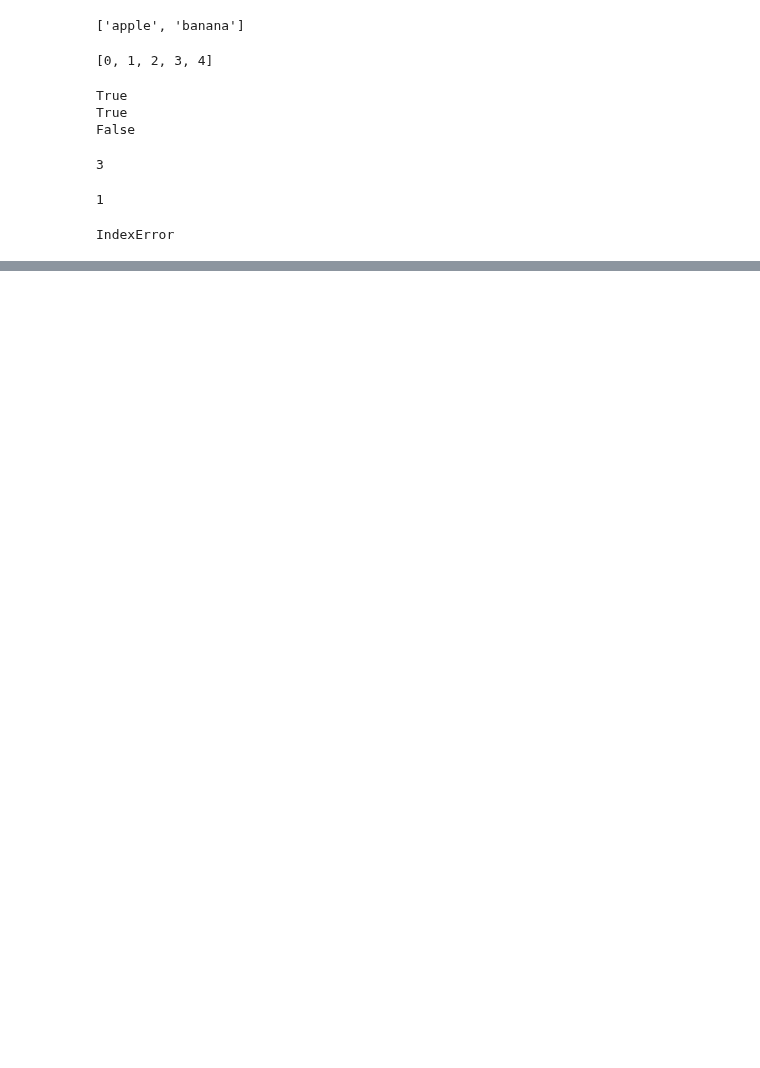
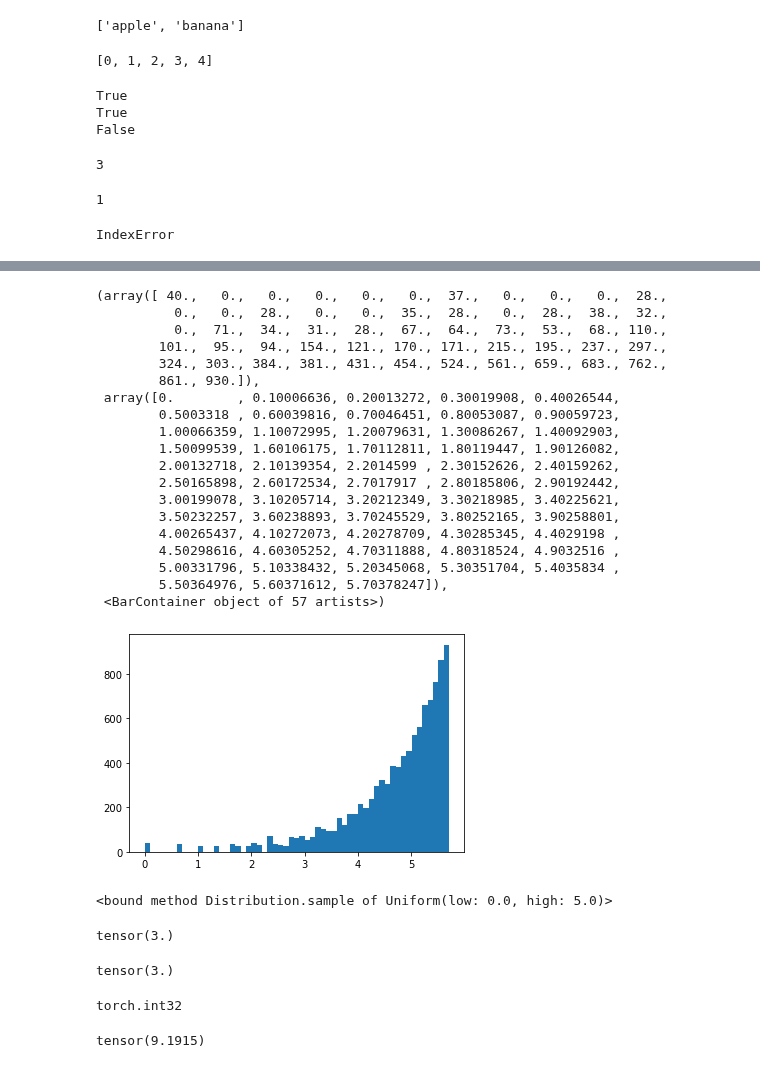
Before and after one commit to 71c/DeepBayesOpt, a Jupyter notebook: PredictEI_simple_test.ipynb, the cells around one changed output, grey strips where cells are left out. Drawn from its saved outputs; the diff is of its cells as text; code cells hidden in the pictures; blank space fills up the shorter version.

```diff
--- a/PredictEI_simple_test.ipynb
+++ b/PredictEI_simple_test.ipynb
@@ -412,0 +453,50 @@ int(torch.distributions.Binomial(10, 0.5).sample())
+# %%
+min_val = 1
+max_val = 300
+vals = torch.randint(min_val, max_val+1, (10_000,), dtype=torch.float64)
+
+data = torch.log(vals).numpy()
+plt.hist(data, bins='auto')
+# %% [output]
+(array([ 40.,   0.,   0.,   0.,   0.,   0.,  37.,   0.,   0.,   0.,  28.,
+          0.,   0.,  28.,   0.,   0.,  35.,  28.,   0.,  28.,  38.,  32.,
+          0.,  71.,  34.,  31.,  28.,  67.,  64.,  73.,  53.,  68., 110.,
+        101.,  95.,  94., 154., 121., 170., 171., 215., 195., 237., 297.,
+        324., 303., 384., 381., 431., 454., 524., 561., 659., 683., 762.,
+        861., 930.]),
+ array([0.        , 0.10006636, 0.20013272, 0.30019908, 0.40026544,
+        0.5003318 , 0.60039816, 0.70046451, 0.80053087, 0.90059723,
+        1.00066359, 1.10072995, 1.20079631, 1.30086267, 1.40092903,
+        1.50099539, 1.60106175, 1.70112811, 1.80119447, 1.90126082,
+        2.00132718, 2.10139354, 2.2014599 , 2.30152626, 2.40159262,
+        2.50165898, 2.60172534, 2.7017917 , 2.80185806, 2.90192442,
+        3.00199078, 3.10205714, 3.20212349, 3.30218985, 3.40225621,
+        3.50232257, 3.60238893, 3.70245529, 3.80252165, 3.90258801,
+        4.00265437, 4.10272073, 4.20278709, 4.30285345, 4.4029198 ,
+        4.50298616, 4.60305252, 4.70311888, 4.80318524, 4.9032516 ,
+        5.00331796, 5.10338432, 5.20345068, 5.30351704, 5.4035834 ,
+        5.50364976, 5.60371612, 5.70378247]),
+ <BarContainer object of 57 artists>)
+[figure, added]
+# %%
+from torch.distributions import Uniform
+m = Uniform(torch.tensor(0.0), torch.tensor(5.0))
+m.sample
+# %% [output]
+<bound method Distribution.sample of Uniform(low: 0.0, high: 5.0)>
+# %%
+torch.as_tensor(3, dtype=torch.float64)
+# %% [output]
+tensor(3.)
+# %%
+torch.as_tensor(3).to(dtype=torch.float64)
+# %% [output]
+tensor(3.)
+# %%
+torch.as_tensor(3).to(dtype=torch.int32).dtype
+# %% [output]
+torch.int32
+# %%
+torch.log(torch.tensor(9813))
+# %% [output]
+tensor(9.1915)
```
Also changed, not shown: parts of 7 cells of this notebook, 2 other files.
